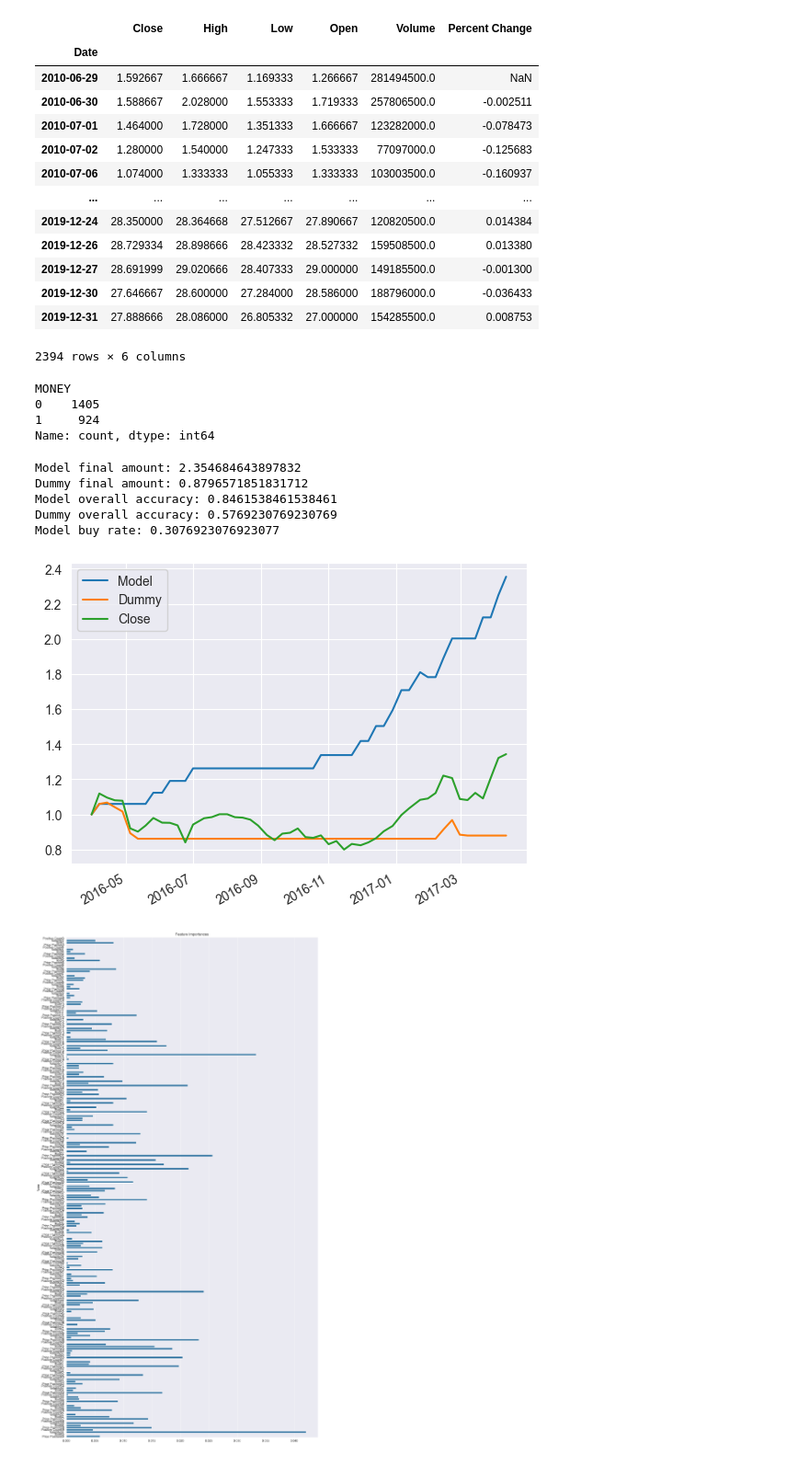
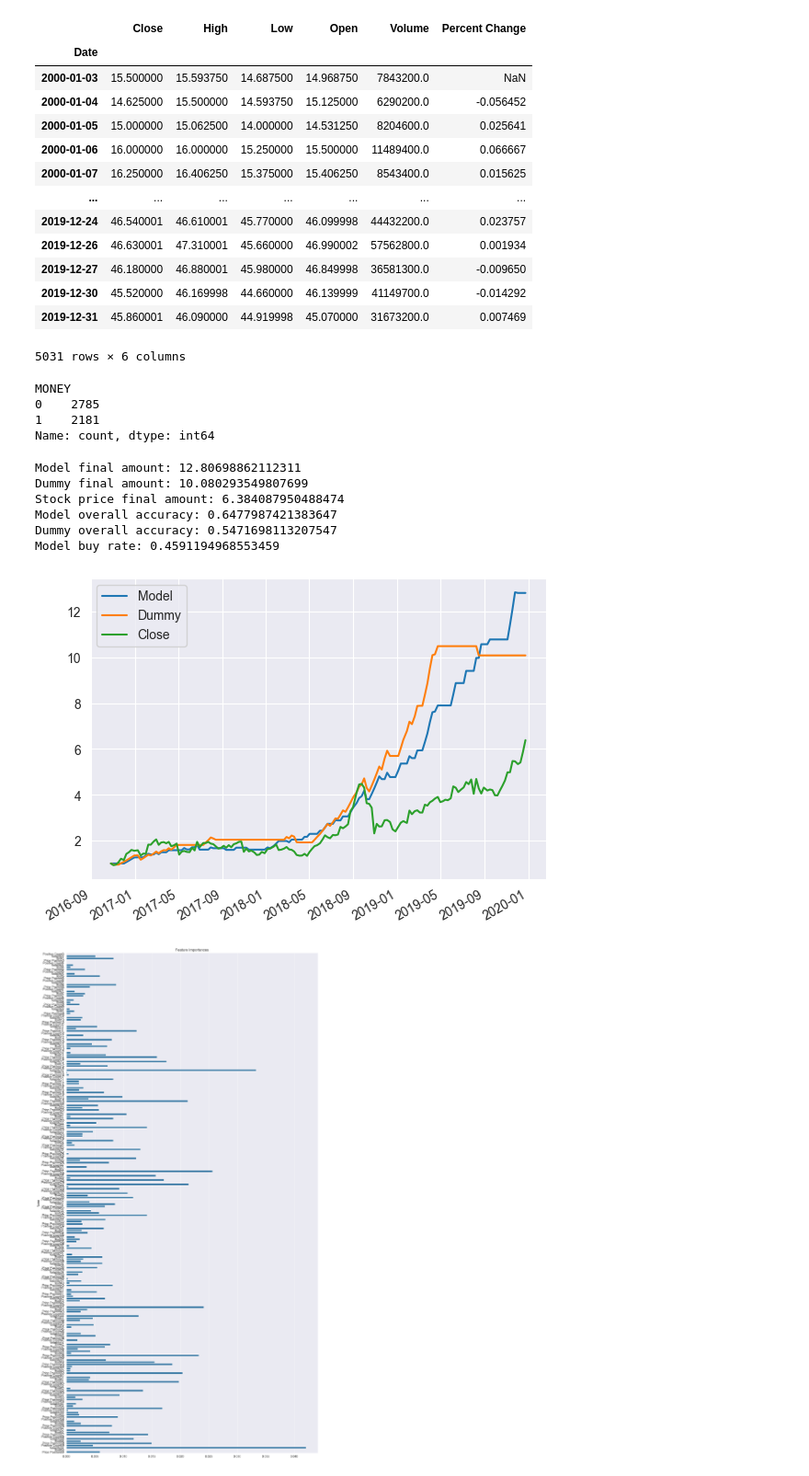
Before and after one commit to jerry13579/StockPredictor, a Jupyter notebook: timeseries.ipynb, the cells around one changed output. Shown at 92% size. Cells and saved outputs as stored; diff of their text form; code cells hidden in the pictures.

```diff
--- a/timeseries.ipynb
+++ b/timeseries.ipynb
@@ -4,7 +4,7 @@ import pandas as pd
 from datetime import datetime
 import numpy as np
 
-symbol = 'tsla'
+symbol = 'amd'
 start_date = '2000-01-01'
 end_date = '2020-01-01'
 
@@ -15,11 +15,11 @@ def download_data(symbol):
     price_raw = yf.download(symbol, start=start_date, end=end_date)
     price_raw.to_csv(symbol + '.csv')
     ticker = yf.Ticker(symbol)
-    ticker.get_earnings_dates(limit=100).to_csv(symbol + '_earnings_dates')
+    ticker.get_earnings_dates(limit=100).to_csv('data\\' + symbol + '_earnings_dates')
 
 #download_data(symbol)
 # %%
-prices = pd.read_csv(symbol + '.csv').iloc[2:,:].rename(columns={'Price': 'Date'})
+prices = pd.read_csv('data\\' + symbol + '.csv').iloc[2:,:].rename(columns={'Price': 'Date'})
 prices['Date'] = pd.to_datetime(prices['Date'])
 prices = prices.set_index('Date')
 prices = prices.astype(float)
@@ -28,18 +28,18 @@ prices
 # %% [output]
 |  | Close | High | Low | Open | Volume | Percent Change |
 | Date |  |  |  |  |  |  |
-| 2010-06-29 | 1.592667 | 1.666667 | 1.169333 | 1.266667 | 281494500.0 | NaN |
-| 2010-06-30 | 1.588667 | 2.028000 | 1.553333 | 1.719333 | 257806500.0 | -0.002511 |
-| 2010-07-01 | 1.464000 | 1.728000 | 1.351333 | 1.666667 | 123282000.0 | -0.078473 |
-| 2010-07-02 | 1.280000 | 1.540000 | 1.247333 | 1.533333 | 77097000.0 | -0.125683 |
-| 2010-07-06 | 1.074000 | 1.333333 | 1.055333 | 1.333333 | 103003500.0 | -0.160937 |
+| 2000-01-03 | 15.500000 | 15.593750 | 14.687500 | 14.968750 | 7843200.0 | NaN |
+| 2000-01-04 | 14.625000 | 15.500000 | 14.593750 | 15.125000 | 6290200.0 | -0.056452 |
+| 2000-01-05 | 15.000000 | 15.062500 | 14.000000 | 14.531250 | 8204600.0 | 0.025641 |
+| 2000-01-06 | 16.000000 | 16.000000 | 15.250000 | 15.500000 | 11489400.0 | 0.066667 |
+| 2000-01-07 | 16.250000 | 16.406250 | 15.375000 | 15.406250 | 8543400.0 | 0.015625 |
 | ... | ... | ... | ... | ... | ... | ... |
-| 2019-12-24 | 28.350000 | 28.364668 | 27.512667 | 27.890667 | 120820500.0 | 0.014384 |
-| 2019-12-26 | 28.729334 | 28.898666 | 28.423332 | 28.527332 | 159508500.0 | 0.013380 |
-| 2019-12-27 | 28.691999 | 29.020666 | 28.407333 | 29.000000 | 149185500.0 | -0.001300 |
-| 2019-12-30 | 27.646667 | 28.600000 | 27.284000 | 28.586000 | 188796000.0 | -0.036433 |
-| 2019-12-31 | 27.888666 | 28.086000 | 26.805332 | 27.000000 | 154285500.0 | 0.008753 |
+| 2019-12-24 | 46.540001 | 46.610001 | 45.770000 | 46.099998 | 44432200.0 | 0.023757 |
+| 2019-12-26 | 46.630001 | 47.310001 | 45.660000 | 46.990002 | 57562800.0 | 0.001934 |
+| 2019-12-27 | 46.180000 | 46.880001 | 45.980000 | 46.849998 | 36581300.0 | -0.009650 |
+| 2019-12-30 | 45.520000 | 46.169998 | 44.660000 | 46.139999 | 41149700.0 | -0.014292 |
+| 2019-12-31 | 45.860001 | 46.090000 | 44.919998 | 45.070000 | 31673200.0 | 0.007469 |
-2394 rows × 6 columns
+5031 rows × 6 columns
 # %%
 threshold = 0.06
 
@@ -69,11 +69,11 @@ def get_metrics(threshold=threshold, back=60):
     return data
 
 stock_data = get_metrics(threshold=threshold)
-stock_data['MONEY'].value_counts()
+print(stock_data['MONEY'].value_counts())
 # %% [output]
 MONEY
-0    1405
-1     924
+0    2785
+1    2181
 Name: count, dtype: int64
 # %%
 from sklearn.ensemble import RandomForestClassifier
@@ -118,41 +118,44 @@ def backtest(model, start, folds=52, train_size=60):
         y_fat = dummy.predict(X_test.reshape(1, -1))[0]
 
         prev = performance['prev']
         performance = performance.rename({'prev': test_date}, axis=1)
         model_money = money_update(prev['Model'], y_hat, y_test, test_id)
         dummy_money = money_update(prev['Dummy'], y_fat, y_test, test_id)
         performance['prev'] = [model_money, dummy_money, y_hat == y_test, y_hat, y_fat == y_test]
 
         train_id += 5
         test_id += 5
     final_test_date = pd.Timestamp(performance.columns[-2])
     performance = performance.rename({'prev': prices.index[prices.index.get_loc(final_test_date) + 5]}, axis=1)
     performance.columns = pd.to_datetime(performance.columns)
     return performance.T
 
 X = stock_data.iloc[:,:-1].values
 y = stock_data['MONEY'].values
 
 scaler = StandardScaler()
 X = scaler.fit_transform(X)
 
-model = RandomForestClassifier(n_estimators=100, max_depth=5, random_state=42)
-results = backtest(model, datetime(2016, 1, 4), folds=52)
+model = RandomForestClassifier(n_estimators=10, max_depth=5, random_state=42)
+results = backtest(model, datetime(2016, 8, 2), folds=159)
 results['Close'] = prices['Close']
 results['Close'] = results['Close'] / results['Close'].iloc[0]
 results[['Model', 'Dummy', 'Close']].plot()
 print('Model final amount:', results['Model'].iloc[-1])
 print('Dummy final amount:', results['Dummy'].iloc[-1])
+print('Stock price final amount:', results['Close'].iloc[-1])
 print('Model overall accuracy:', results['Model Accuracy'].mean())
 print('Dummy overall accuracy:', results['Dummy Accuracy'].mean())
 print('Model buy rate:', results['Model Decision Was'].mean())
+# Note, for AMD stock model performs unexpectedly bad from 2016 to 2020, adjusting the threshold allows it to outperform, but dummy performs better
 # %% [output]
-Model final amount: 2.354684643897832
-Dummy final amount: 0.8796571851831712
-Model overall accuracy: 0.8461538461538461
-Dummy overall accuracy: 0.5769230769230769
-Model buy rate: 0.3076923076923077
+Model final amount: 12.80698862112311
+Dummy final amount: 10.080293549807699
+Stock price final amount: 6.384087950488474
+Model overall accuracy: 0.6477987421383647
+Dummy overall accuracy: 0.5471698113207547
+Model buy rate: 0.4591194968553459
-[figure, old version]
+[figure, new version]
 # %%
 import matplotlib.pyplot as plt
 import seaborn as sns
```
Also changed, not shown: 19 other files.
